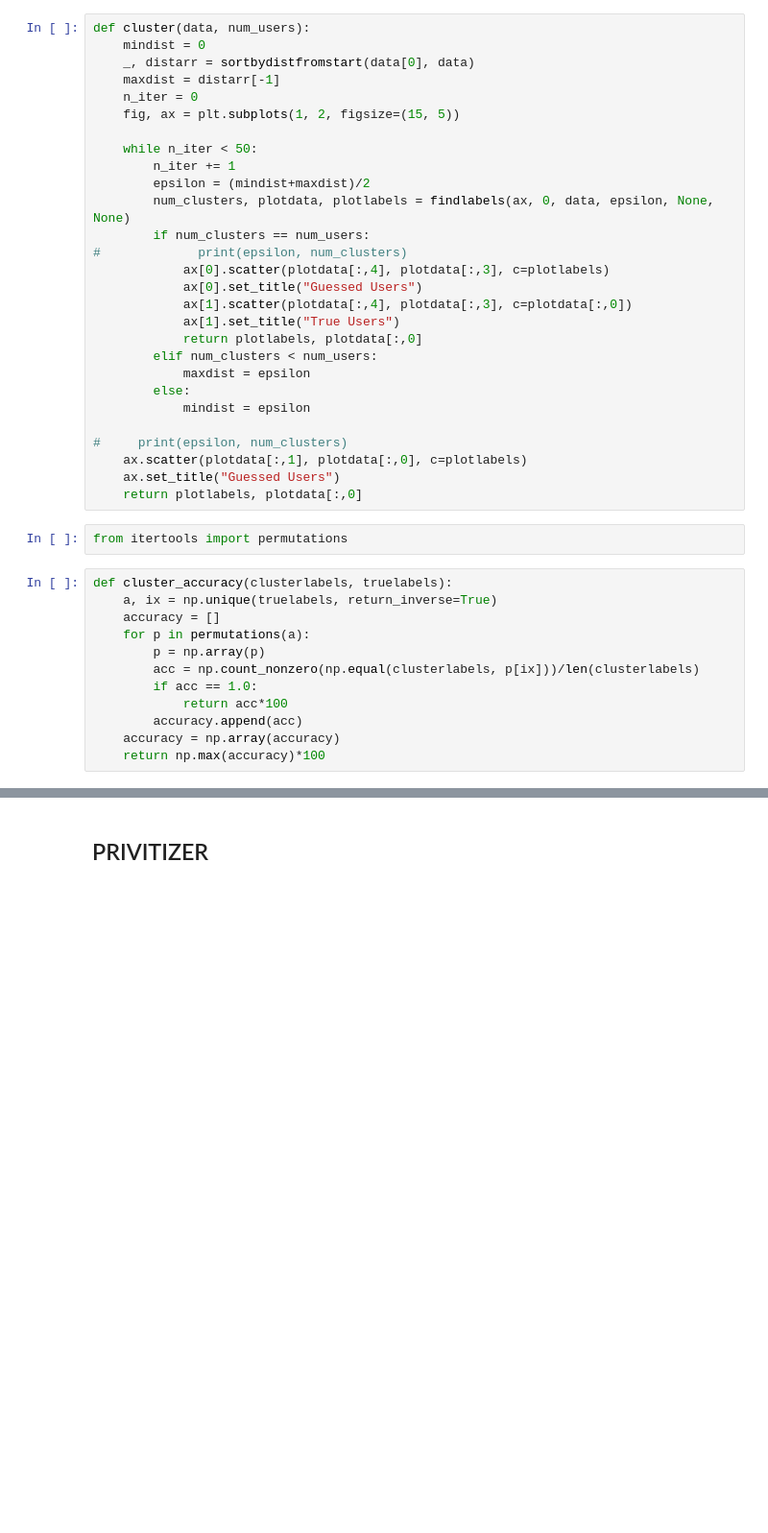
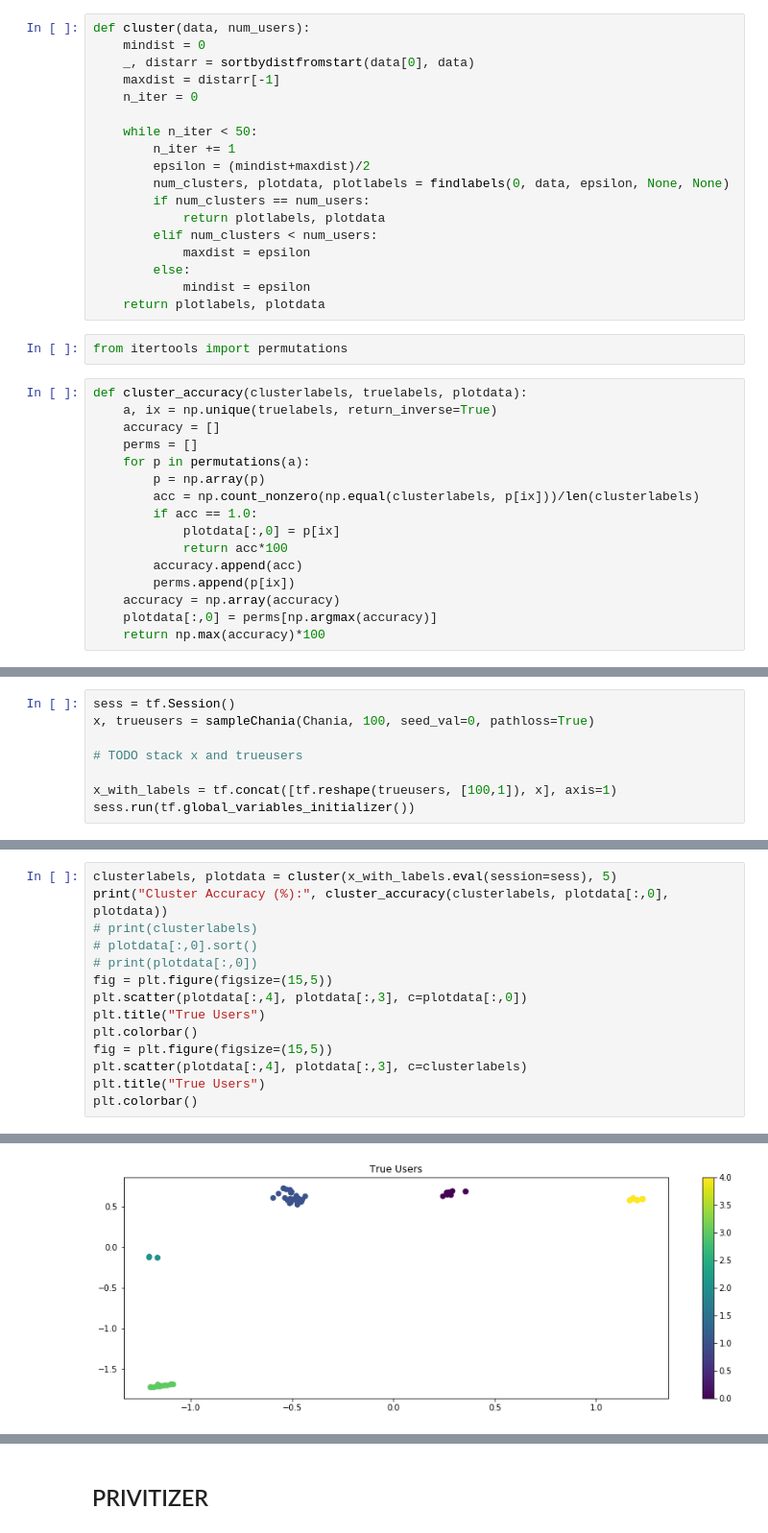
Before and after one commit to lillyclark/privacy-utility, a Jupyter notebook: ChaniaDataset.ipynb, the cells around one changed output, grey strips where cells are left out. Shown at 96% size. Drawn from its saved outputs; the diff is of its cells as text; blank space fills up the shorter version.

```diff
--- a/ChaniaDataset.ipynb
+++ b/ChaniaDataset.ipynb
@@ -392,39 +419,33 @@ def cluster(data, num_users):
     _, distarr = sortbydistfromstart(data[0], data)
     maxdist = distarr[-1]
     n_iter = 0
-    fig, ax = plt.subplots(1, 2, figsize=(15, 5))
 
     while n_iter < 50:
         n_iter += 1
         epsilon = (mindist+maxdist)/2
-        num_clusters, plotdata, plotlabels = findlabels(ax, 0, data, epsilon, None, None)
+        num_clusters, plotdata, plotlabels = findlabels(0, data, epsilon, None, None)
         if num_clusters == num_users:
-#             print(epsilon, num_clusters)
-            ax[0].scatter(plotdata[:,4], plotdata[:,3], c=plotlabels)
-            ax[0].set_title("Guessed Users")
-            ax[1].scatter(plotdata[:,4], plotdata[:,3], c=plotdata[:,0])
-            ax[1].set_title("True Users")
-            return plotlabels, plotdata[:,0]
+            return plotlabels, plotdata
         elif num_clusters < num_users:
             maxdist = epsilon
         else:
             mindist = epsilon
-
-#     print(epsilon, num_clusters)
-    ax.scatter(plotdata[:,1], plotdata[:,0], c=plotlabels)
-    ax.set_title("Guessed Users")
-    return plotlabels, plotdata[:,0]
+    return plotlabels, plotdata
 # %%
 from itertools import permutations
 # %%
-def cluster_accuracy(clusterlabels, truelabels):
+def cluster_accuracy(clusterlabels, truelabels, plotdata):
     a, ix = np.unique(truelabels, return_inverse=True)
     accuracy = []
+    perms = []
     for p in permutations(a):
         p = np.array(p)
         acc = np.count_nonzero(np.equal(clusterlabels, p[ix]))/len(clusterlabels)
         if acc == 1.0:
+            plotdata[:,0] = p[ix]
             return acc*100
         accuracy.append(acc)
+        perms.append(p[ix])
     accuracy = np.array(accuracy)
+    plotdata[:,0] = perms[np.argmax(accuracy)]
     return np.max(accuracy)*100
@@ -437,0 +452,8 @@ Cluster Accuracy (%) 100.0
+# %%
+sess = tf.Session()
+x, trueusers = sampleChania(Chania, 100, seed_val=0, pathloss=True)
+
+# TODO stack x and trueusers
+
+x_with_labels = tf.concat([tf.reshape(trueusers, [100,1]), x], axis=1)
+sess.run(tf.global_variables_initializer())
@@ -437,0 +464,15 @@ Cluster Accuracy (%) 100.0
+# %%
+clusterlabels, plotdata = cluster(x_with_labels.eval(session=sess), 5)
+print("Cluster Accuracy (%):", cluster_accuracy(clusterlabels, plotdata[:,0], plotdata))
+# print(clusterlabels)
+# plotdata[:,0].sort()
+# print(plotdata[:,0])
+fig = plt.figure(figsize=(15,5))
+plt.scatter(plotdata[:,4], plotdata[:,3], c=plotdata[:,0])
+plt.title("True Users")
+plt.colorbar()
+fig = plt.figure(figsize=(15,5))
+plt.scatter(plotdata[:,4], plotdata[:,3], c=clusterlabels)
+plt.title("True Users")
+plt.colorbar()
+# %% [output]
@@ -437,0 +481 @@ Cluster Accuracy (%) 100.0
+[figure, added]
```
Also changed, not shown: parts of 31 cells of this notebook.
